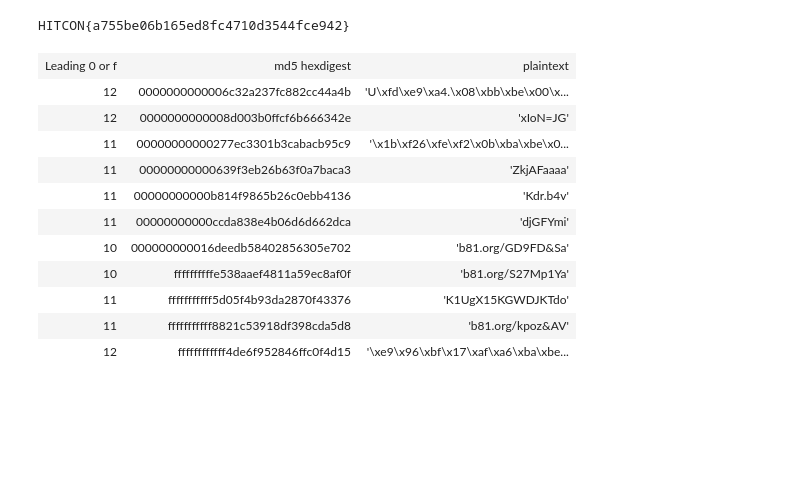
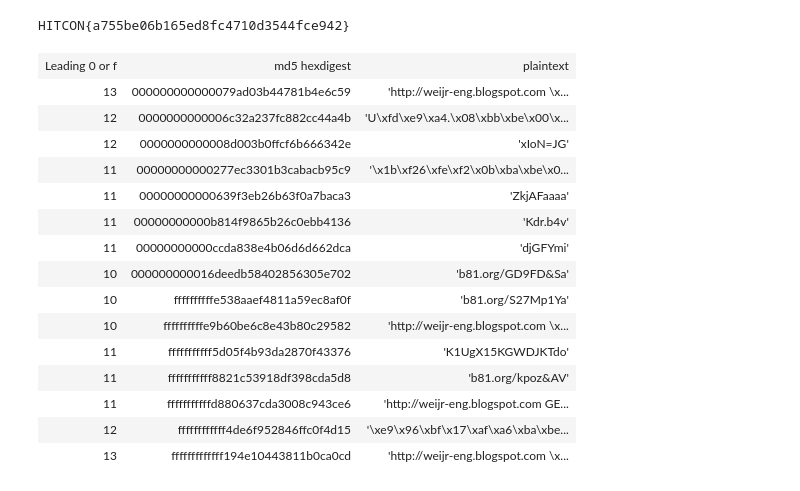
Before and after one commit to tjwei/tjw_ipynb, a Jupyter notebook: hitcon-ctf-2014-diagcgi.ipynb, the cells around one changed output. Cells and saved outputs as stored; diff of their text form; code cells hidden in the pictures; blank space fills up the shorter version.

```diff
--- a/hitcon-ctf-2014-diagcgi.ipynb
+++ b/hitcon-ctf-2014-diagcgi.ipynb
@@ -38,31 +38,33 @@ HITCON{a755be06b165ed8fc4710d3544fce942}
 # %%
 # BTW, attempts to find an admin password
 # from http://calebmadrigal.com/display-list-as-table-in-ipython-notebook/
 class ListTable(list):
     """ Overridden list class which takes a 2-dimensional list of
         the form [[1,2,3],[4,5,6]], and renders an HTML Table in
         IPython Notebook. """
 
     def _repr_html_(self):
         html = ["<table>"]
         for row in self:
             html.append("<tr>")
             html.extend("<td>{0}</td>".format(col) for col in row)
             html.append("</tr>")
         html.append("</table>")
         return ''.join(html)
 
 from hashlib import md5
 L =[  "djGFYmi", "ZkjAFaaaa",
           "G/I2/vILur4AAAAAaHR0cDovL2hhc2hjYXQubmV0LwA=".decode("base64"),
          "Vf3ppC4Iu74AAAAAaHR0cDovL2hhc2hjYXQubmV0LwA=".decode("base64"),
         "6Za/F6+mur4AAAAAaHR0cDovL2hhc2hjYXQubmV0LwA= ".decode("base64"),
-         'Kdr.b4v', 'K1UgX15KGWDJKTdo', 'xIoN=JG']
-L+=[ 'b81.org/kpoz&AV' , 'b81.org/GD9FD&Sa', 'b81.org/S27Mp1Ya']
+         'Kdr.b4v', 'K1UgX15KGWDJKTdo', 'xIoN=JG', 'http://weijr-eng.blogspot.com               GE\x00\x00\x0f\xe5\xef\x0b']
+L+=[ 'b81.org/kpoz&AV' , 'b81.org/GD9FD&Sa', 'b81.org/S27Mp1Ya', 'http://weijr-eng.blogspot.com               \xbf\x13\x00\x00\xbd\xae\xcb`']
+L+=['http://weijr-eng.blogspot.com               \xcb<\x00\x00\xf9\xc8P\xd4', 'http://weijr-eng.blogspot.com               \x97\xa1\x00\x00T3z\x0c']
 S = sorted( (md5(x).hexdigest(), x) for x in L )
 ListTable([['Leading 0 or f', 'md5 hexdigest', 'plaintext']]+[[[i for i in range(len(s[0])-1) if s[0][i]!=s[0][i+1]][0]+1, s[0], repr(s[1])] for s in S])
 # %% [output]
 | Leading 0 or f | md5 hexdigest | plaintext |
+| 13 | 000000000000079ad03b44781b4e6c59 | 'http://weijr-eng.blogspot.com \x... |
 | 12 | 0000000000006c32a237fc882cc44a4b | 'U\xfd\xe9\xa4.\x08\xbb\xbe\x00\x... |
 | 12 | 0000000000008d003b0ffcf6b666342e | 'xIoN=JG' |
 | 11 | 00000000000277ec3301b3cabacb95c9 | '\x1b\xf26\xfe\xf2\x0b\xba\xbe\x0... |
@@ -71,6 +73,9 @@ ListTable([['Leading 0 or f', 'md5 hexdigest', 'plaintext']]+[[[i for i in range
 | 11 | 00000000000ccda838e4b06d6d662dca | 'djGFYmi' |
 | 10 | 000000000016deedb58402856305e702 | 'b81.org/GD9FD&Sa' |
 | 10 | ffffffffffe538aaef4811a59ec8af0f | 'b81.org/S27Mp1Ya' |
+| 10 | ffffffffffe9b60be6c8e43b80c29582 | 'http://weijr-eng.blogspot.com \x... |
 | 11 | fffffffffff5d05f4b93da2870f43376 | 'K1UgX15KGWDJKTdo' |
 | 11 | fffffffffff8821c53918df398cda5d8 | 'b81.org/kpoz&AV' |
+| 11 | fffffffffffd880637cda3008c943ce6 | 'http://weijr-eng.blogspot.com GE... |
 | 12 | ffffffffffff4de6f952846ffc0f4d15 | '\xe9\x96\xbf\x17\xaf\xa6\xba\xbe... |
+| 13 | fffffffffffff194e10443811b0ca0cd | 'http://weijr-eng.blogspot.com \x... |
```
Also changed, not shown: parts of 1 cell of this notebook, 1 other file.
